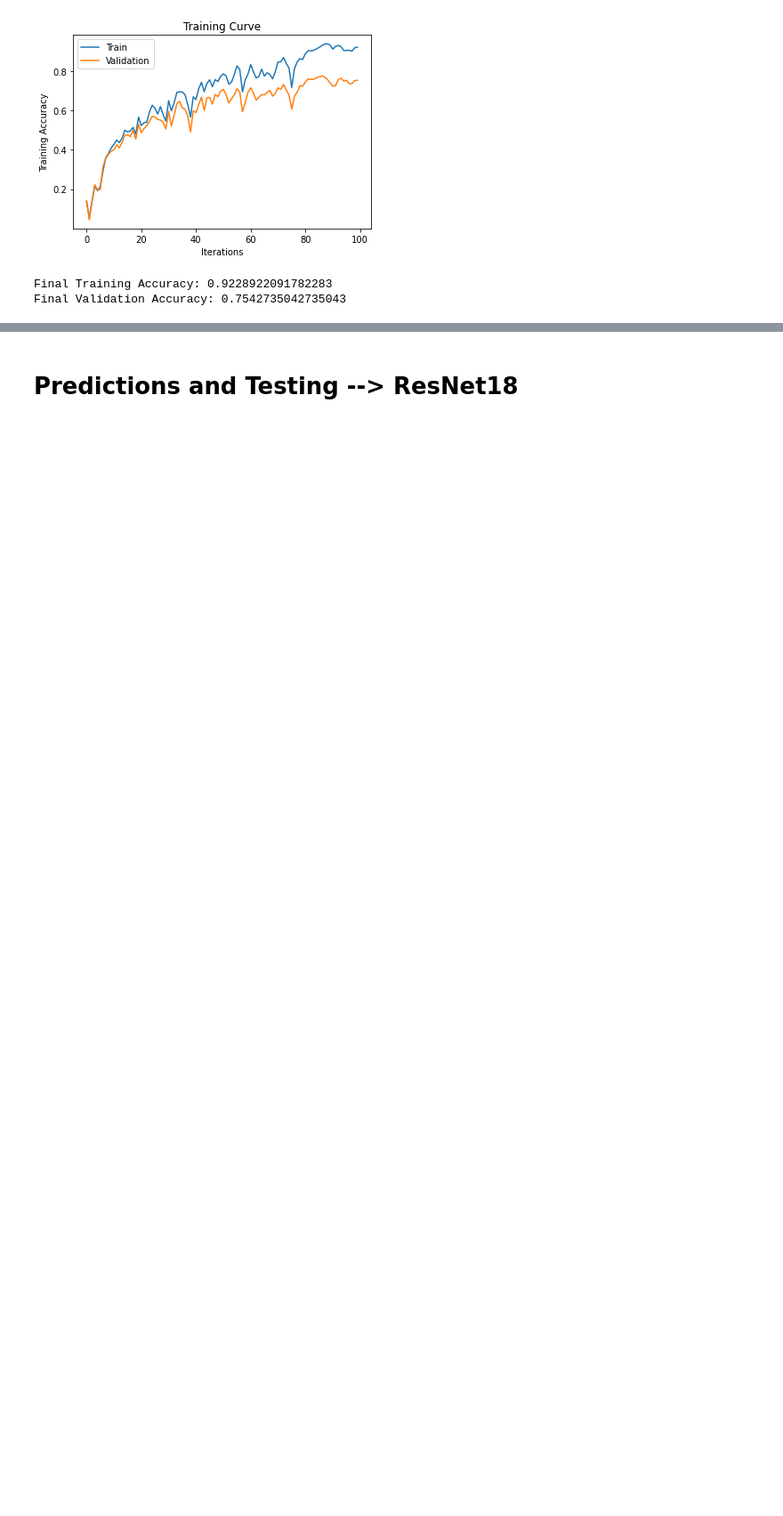
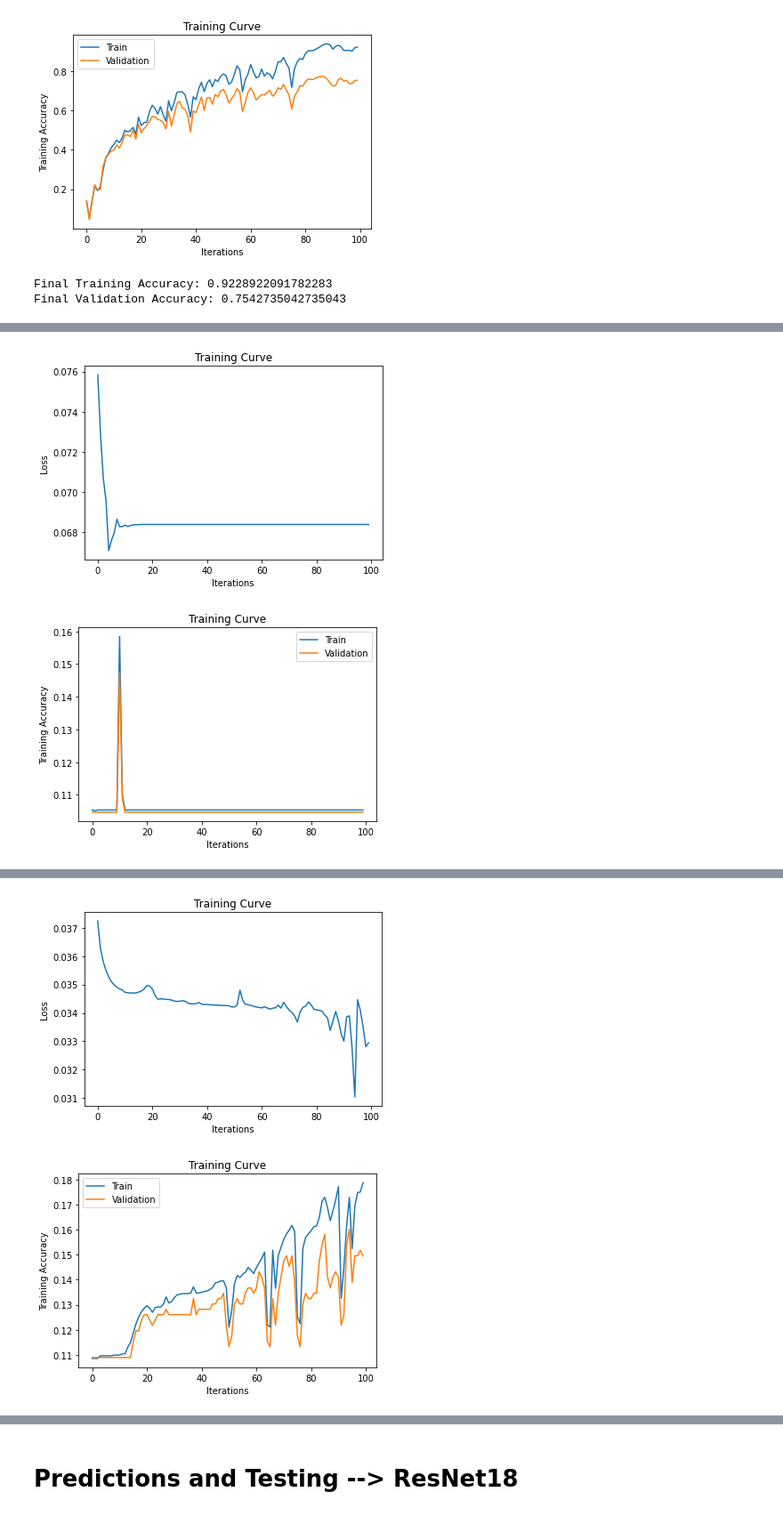
Before and after one commit to rozariot/Waste-Classification-Project, a Jupyter notebook: WasteClassificationProject.ipynb, the cells around one changed output, grey strips where cells are left out. Shown at 89% size. Drawn from its saved outputs; the diff is of its cells as text; code cells hidden in the pictures; blank space fills up the shorter version.

```diff
--- a/WasteClassificationProject.ipynb
+++ b/WasteClassificationProject.ipynb
@@ -137,11 +137,12 @@ def train(model, train_set, val_set, batch_size=64, num_epochs=1, learning_rate=
 
 
       #printing out data
-      print(("Epoch {}: Train accuracy: {}, Training Loss: {}, Validation Accuracy: {}").format(
-                  epoch + 1,
-                  train_acc[epoch],
-                  losses[epoch],
-                  val_acc[epoch]))
+      if epoch % 10==0:
+        print(("Epoch {}: Train accuracy: {}, Training Loss: {}, Validation Accuracy: {}").format(
+                    epoch + 1,
+                    train_acc[epoch],
+                    losses[epoch],
+                    val_acc[epoch]))
 
       # Save the current model (checkpoint) to a file
       if hasattr(model, 'name'):
@@ -404,3 +430,15 @@ Epoch 100: Train accuracy: 0.9228922091782283, Training Loss: 0.0011096537346020
 [figure]
 Final Training Accuracy: 0.9228922091782283
 Final Validation Accuracy: 0.7542735042735043
+# %%
+learning_rate=[.005,.003,.001,.0005]
+batch_size=[32,64,128,256]
+for lr in learning_rate:
+  for bs in batch_size:
+    print("alexnet learning rate: {}, batchsize: {}".format(lr,bs))
+    alexNetClassify = Waste_Classifier_MLP(name="Waste_AlexNetMLP_"+str(lr)+"_"+str(bs))
+    if use_cuda and torch.cuda.is_available():
+      print("cude is available")
+      alexNetClassify = alexNetClassify.cuda()
+    train(alexNetClassify, feature_train_set, feature_val_set, batch_size=bs, num_epochs=100, learning_rate=lr)
+# %% [output]
@@ -406,0 +457,2 @@ Final Validation Accuracy: 0.7542735042735043
+[figure, added]
+[figure, added]
@@ -406,0 +473,2 @@ Final Validation Accuracy: 0.7542735042735043
+[figure, added]
+[figure, added]
```
Also changed, not shown: parts of 5 cells of this notebook.
